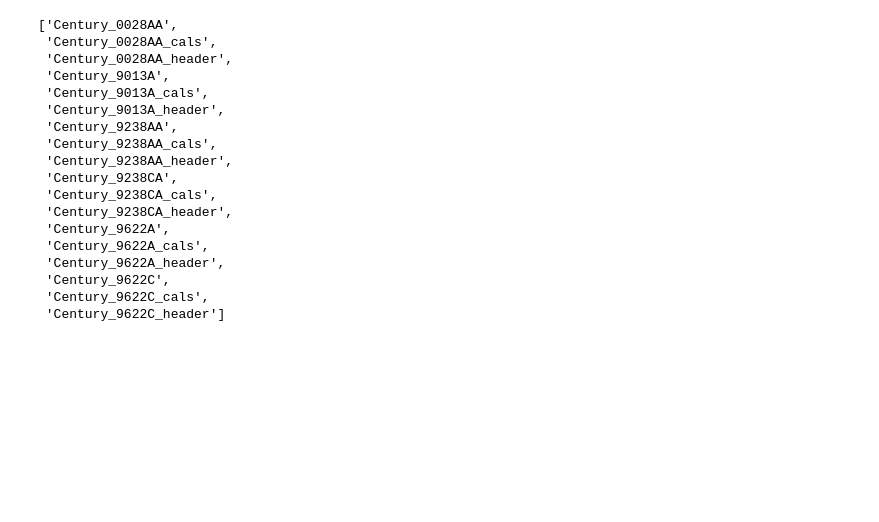
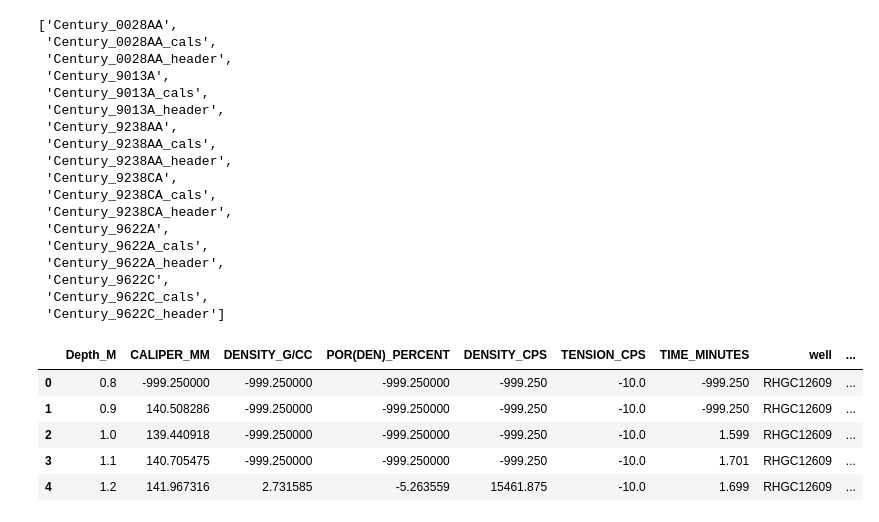
Before and after one commit to lcardsvr/Geophysical-Tool-Response-Project, a Jupyter notebook: GeoTool_Response_WIP.ipynb, the cells around one changed output. Cells and saved outputs as stored; diff of their text form; code cells hidden in the pictures; blank space fills up the shorter version.

```diff
--- a/GeoTool_Response_WIP.ipynb
+++ b/GeoTool_Response_WIP.ipynb
@@ -355,0 +312,41 @@ for column in columns:
+# %%
+# DB Load from SQL Database
+
+# Century_0028AA
+tool_0028AA_df = pd.read_sql_table('Century_0028AA', engine)
+tool_0028AA_cals_df = pd.read_sql_table('Century_0028AA_cals', engine)
+tool_0028AA_header_df = pd.read_sql_table('Century_0028AA_header', engine)
+
+# Century_9013A
+tool_9013A_df = pd.read_sql_table('Century_9013A', engine)
+tool_9013A_cals_df = pd.read_sql_table('Century_9013A_cals', engine)
+tool_9013A_header_df = pd.read_sql_table('Century_9013A_header', engine)
+
+# Century_9238AA
+tool_9238AA_df = pd.read_sql_table('Century_9238AA', engine)
+tool_9238AA_cals_df = pd.read_sql_table('Century_9238AA_cals', engine)
+tool_9238AA_header_df = pd.read_sql_table('Century_9238AA_header', engine)
+
+# Century_9238CA
+tool_9238CA_df = pd.read_sql_table('Century_9238CA', engine)
+tool_9238CA_cals_df = pd.read_sql_table('Century_9238CA_cals', engine)
+tool_9238CA_header_df = pd.read_sql_table('Century_9238CA_header', engine)
+
+# Century_9622A
+tool_9622A_df = pd.read_sql_table('Century_9622A', engine)
+tool_9622A_cals_df = pd.read_sql_table('Century_9622A_cals', engine)
+tool_9622A_header_df = pd.read_sql_table('Century_9622A_header', engine)
+
+# Century_9622C
+tool_9622C_df = pd.read_sql_table('Century_9622C', engine)
+tool_9622C_cals_df = pd.read_sql_table('Century_9622C_cals', engine)
+tool_9622C_header_df = pd.read_sql_table('Century_9622C_header', engine)
+# %%
+tool_0028AA_df.head()
+# %% [output]
+|  | Depth_M | CALIPER_MM | DENSITY_G/CC | POR(DEN)_PERCENT | DENSITY_CPS | TENSION_CPS | TIME_MINUTES | well | ... |
+| 0 | 0.8 | -999.250000 | -999.250000 | -999.250000 | -999.250 | -10.0 | -999.250 | RHGC12609 | ... |
+| 1 | 0.9 | 140.508286 | -999.250000 | -999.250000 | -999.250 | -10.0 | -999.250 | RHGC12609 | ... |
+| 2 | 1.0 | 139.440918 | -999.250000 | -999.250000 | -999.250 | -10.0 | 1.599 | RHGC12609 | ... |
+| 3 | 1.1 | 140.705475 | -999.250000 | -999.250000 | -999.250 | -10.0 | 1.701 | RHGC12609 | ... |
+| 4 | 1.2 | 141.967316 | 2.731585 | -5.263559 | 15461.875 | -10.0 | 1.699 | RHGC12609 | ... |
```
Also changed, not shown: parts of 30 cells of this notebook.
